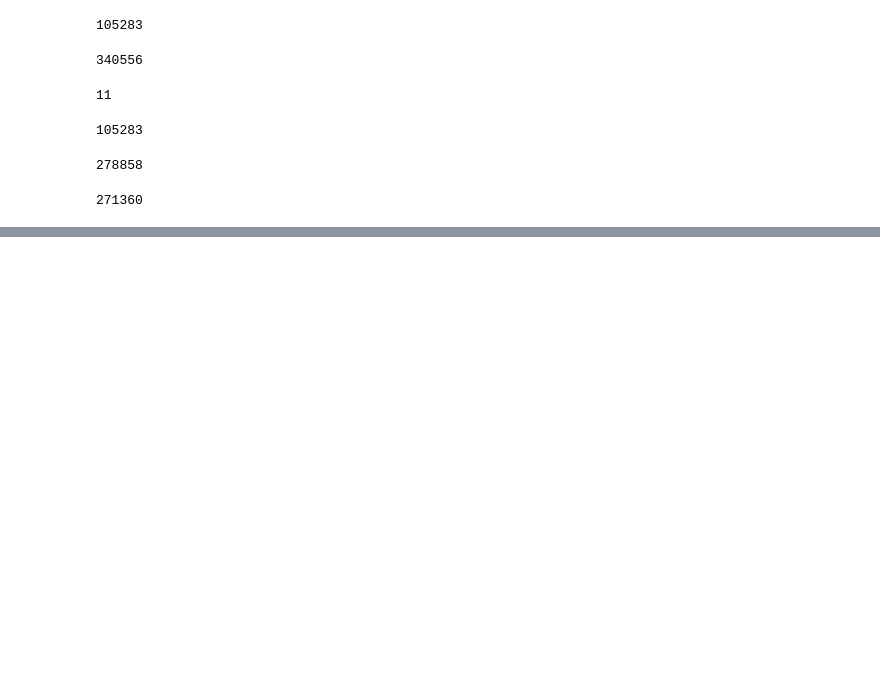
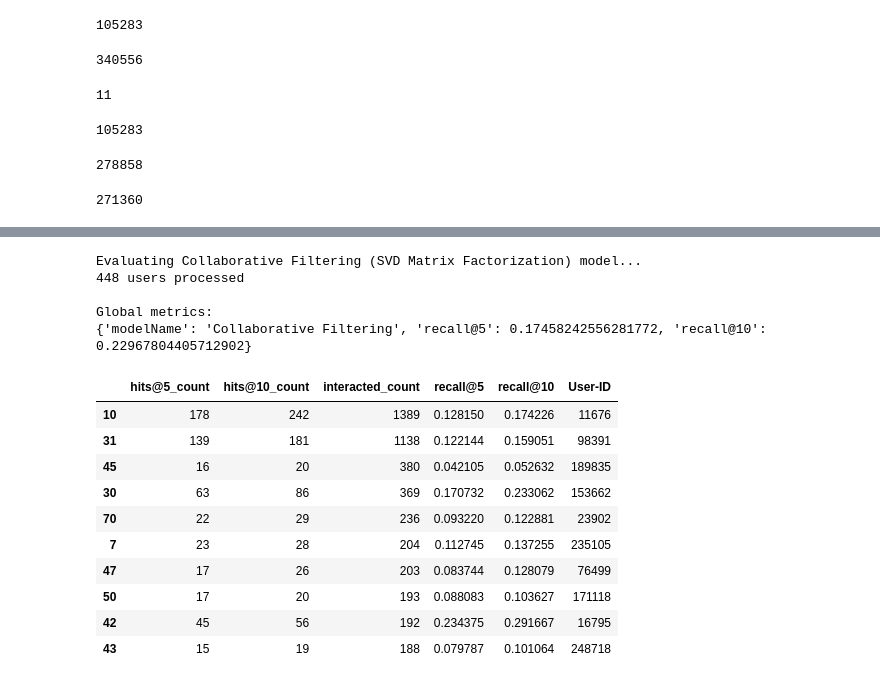
Before and after one commit to Kaizensk/Book-Recommender-System, a Jupyter notebook: ShwetaKumari_Book_Recommendation.ipynb, the cells around one changed output, grey strips where cells are left out. Saved outputs shown, nothing was run; the diff lists cells and outputs as text; code cells hidden in the pictures; blank space fills up the shorter version.

```diff
--- a/ShwetaKumari_Book_Recommendation.ipynb
+++ b/ShwetaKumari_Book_Recommendation.ipynb
@@ -494,0 +738,31 @@ dfbooks['ISBN'].nunique()
+# %%
+class CFRecommender:
+
+    MODEL_NAME = 'Collaborative Filtering'
+
+    def __init__(self, cf_predictions_df):
+        self.cf_predictions_df = cf_predictions_df
+
+    def get_model_name(self):
+        return self.MODEL_NAME
+
+    def recommend_items(self, user_id, items_to_ignore=[], topn=10):
+        # Get and sort the user's predictions
+        sorted_user_predictions = self.cf_predictions_df[user_id].sort_values(ascending=False).reset_index().rename(columns={user_id: 'recStrength'})
+
+        # Recommend the highest predicted rating content that the user hasn't seen yet.
+        recommendations_df = sorted_user_predictions[~sorted_user_predictions['ISBN'].isin(items_to_ignore)].sort_values('recStrength', ascending = False).head(topn)
+
+        return recommendations_df
+
+
+cf_recommender_model = CFRecommender(cf_preds_df)
+# %%
+#Indexing by personId to speed up the searches during evaluation
+interactions_full_indexed_df = interactions_full_df.set_index('User-ID')
+interactions_train_indexed_df = interactions_train_df.set_index('User-ID')
+interactions_test_indexed_df = interactions_test_df.set_index('User-ID')
+# %%
+def get_items_interacted(UserID, interactions_df):
+    interacted_items = interactions_df.loc[UserID]['ISBN']
+    return set(interacted_items if type(interacted_items) == pd.Series else [interacted_items])
@@ -494,0 +869,23 @@ dfbooks['ISBN'].nunique()
+# %%
+print('Evaluating Collaborative Filtering (SVD Matrix Factorization) model...')
+cf_global_metrics, cf_detailed_results_df = model_evaluator.evaluate_model(cf_recommender_model)
+
+print('\nGlobal metrics:\n%s' % cf_global_metrics)
+cf_detailed_results_df.head(10)
+# %% [output]
+Evaluating Collaborative Filtering (SVD Matrix Factorization) model...
+448 users processed
+
+Global metrics:
+{'modelName': 'Collaborative Filtering', 'recall@5': 0.17458242556281772, 'recall@10': 0.22967804405712902}
+|  | hits@5_count | hits@10_count | interacted_count | recall@5 | recall@10 | User-ID |
+| 10 | 178 | 242 | 1389 | 0.128150 | 0.174226 | 11676 |
+| 31 | 139 | 181 | 1138 | 0.122144 | 0.159051 | 98391 |
+| 45 | 16 | 20 | 380 | 0.042105 | 0.052632 | 189835 |
+| 30 | 63 | 86 | 369 | 0.170732 | 0.233062 | 153662 |
+| 70 | 22 | 29 | 236 | 0.093220 | 0.122881 | 23902 |
+| 7 | 23 | 28 | 204 | 0.112745 | 0.137255 | 235105 |
+| 47 | 17 | 26 | 203 | 0.083744 | 0.128079 | 76499 |
+| 50 | 17 | 20 | 193 | 0.088083 | 0.103627 | 171118 |
+| 42 | 45 | 56 | 192 | 0.234375 | 0.291667 | 16795 |
+| 43 | 15 | 19 | 188 | 0.079787 | 0.101064 | 248718 |
```
Also changed, not shown: parts of 65 cells of this notebook.
